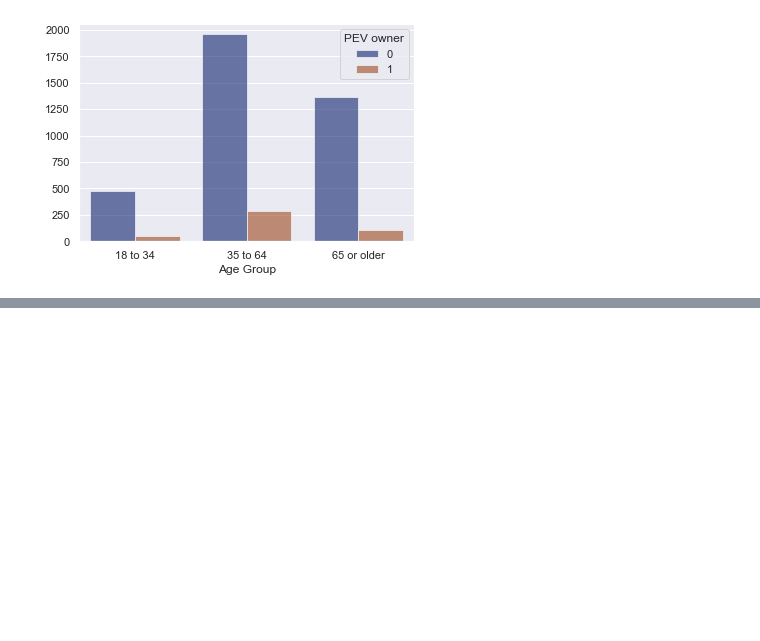
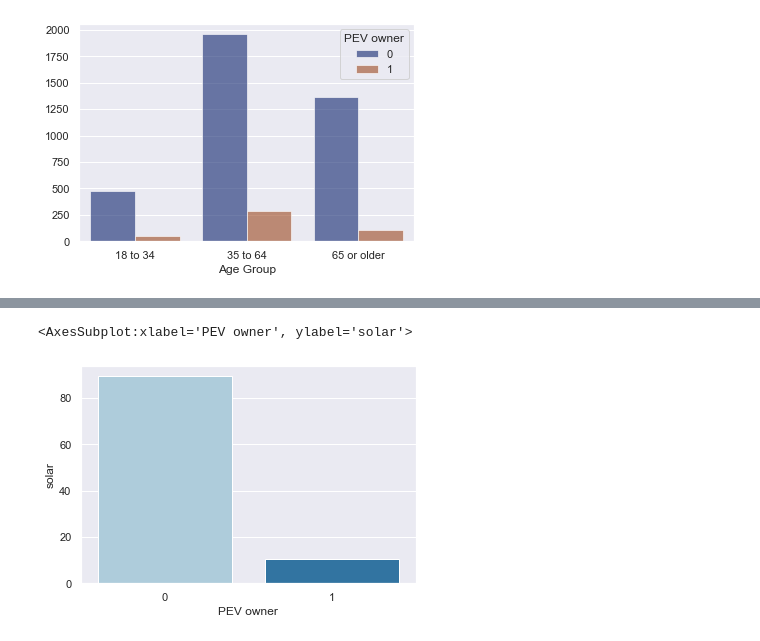
Before and after one commit to RussellShelley/Energy_Analysis, a Jupyter notebook: Visualization/Python Visuals.ipynb, the cells around one changed output, grey strips where cells are left out. Cells and saved outputs as stored; diff of their text form; code cells hidden in the pictures; blank space fills up the shorter version.

```diff
--- a/Visualization/Python Visuals.ipynb
+++ b/Visualization/Python Visuals.ipynb
@@ -668,0 +756,6 @@ g.set(xlabel="Age Group", ylabel = "")
+# %%
+
+sns.barplot(x="PEV owner", y="solar", data=respondent_merged_df, estimator=lambda x: len(x) / len(respondent_merged_df) * 100)
+# %% [output]
+<AxesSubplot:xlabel='PEV owner', ylabel='solar'>
+[figure, added]
```
Also changed, not shown: parts of 10 cells of this notebook, 1 other file.
